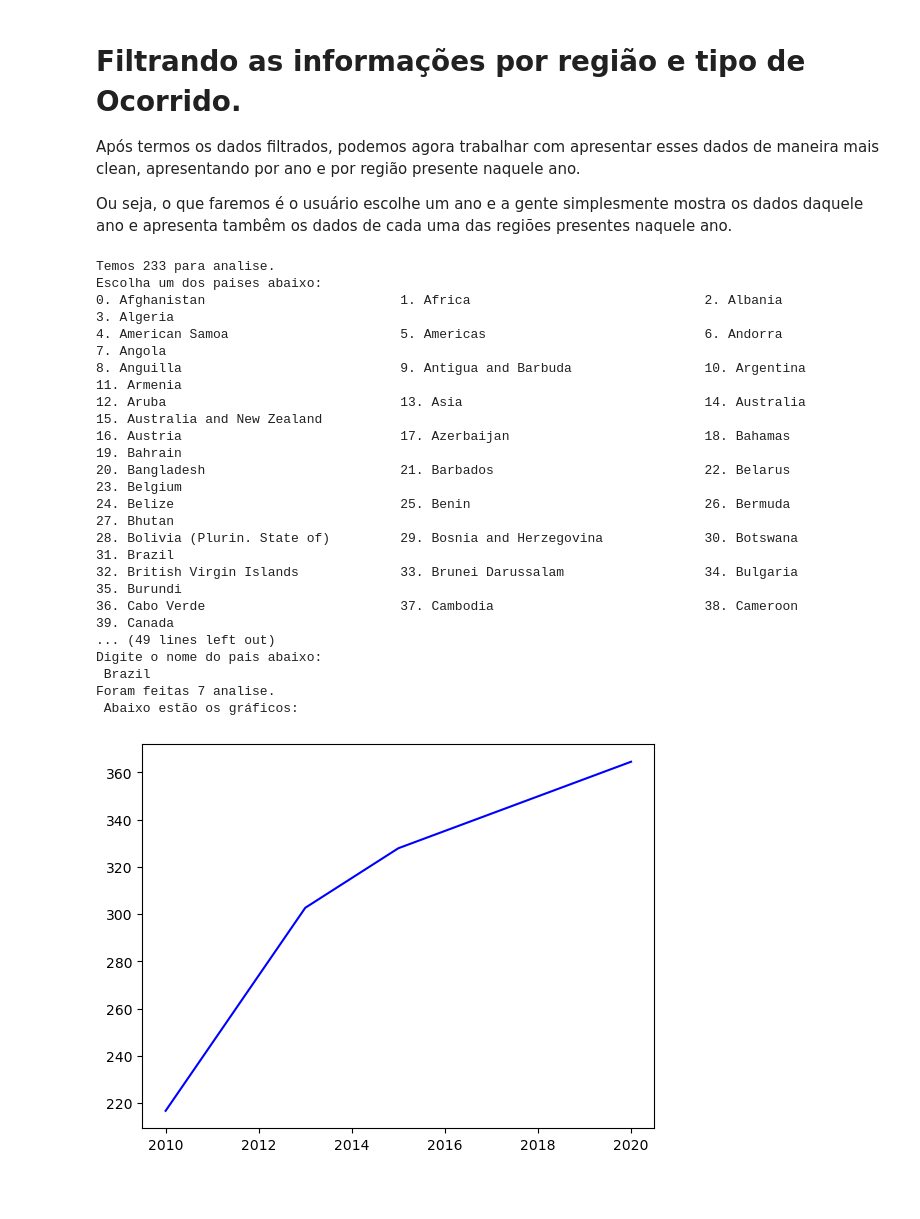
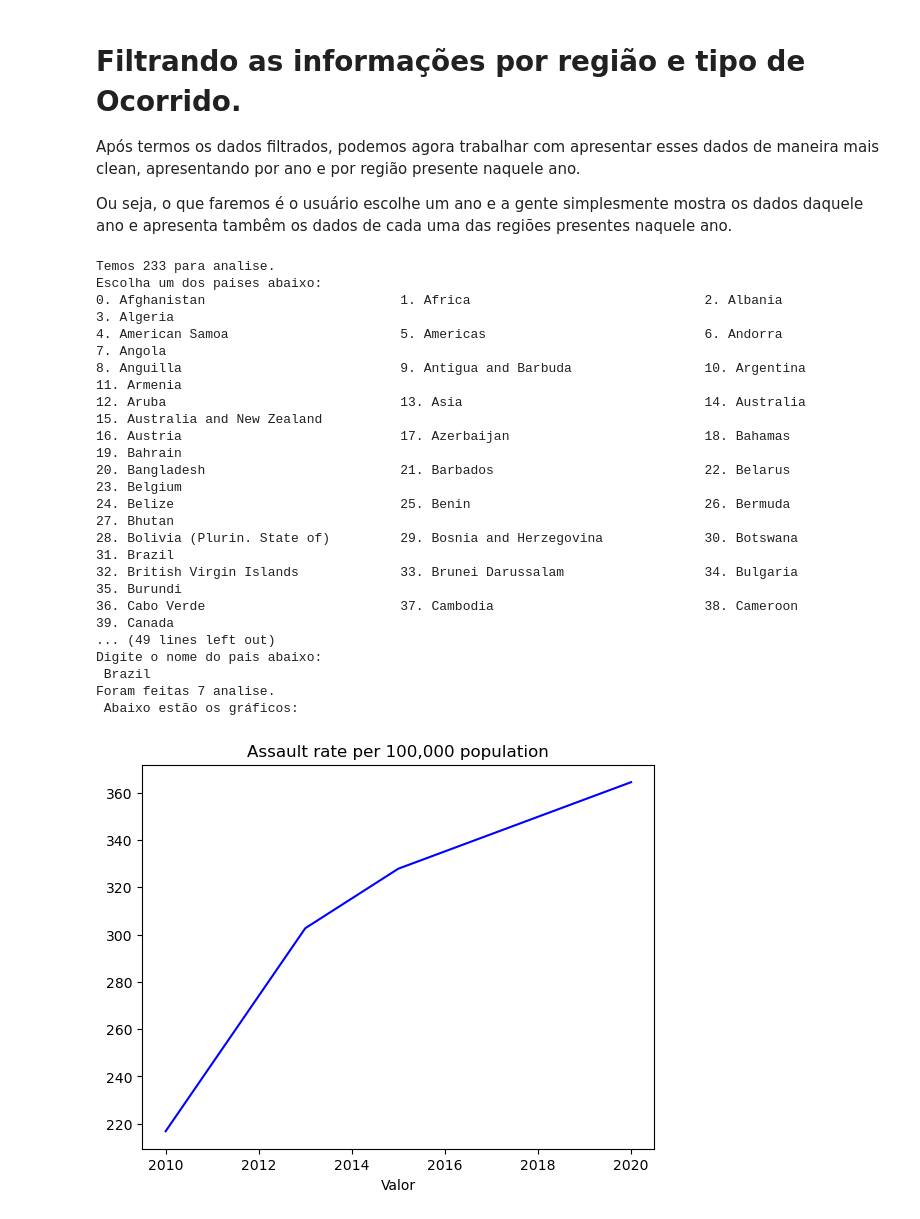
Before and after one commit to AndyLimaSantos/Projetos-Python, a Jupyter notebook: DataClear/Analise_de_Homícidios.ipynb, the cells around one changed output. Drawn from its saved outputs; the diff is of its cells as text; code cells hidden in the pictures; blank space fills up the shorter version.

```diff
--- a/DataClear/Analise_de_Homícidios.ipynb
+++ b/DataClear/Analise_de_Homícidios.ipynb
@@ -74,42 +74,42 @@ def Valor(dado, serie, Pais):
     #print(type(dadoPAnalise.loc[872,"Year"]))
     eixo_anos = sorted(list(map(int, dadoPAnalise["Year"])))
     eixo_valor = sorted(list(map(float, dadoPAnalise["Value"])))
-    #print(*eixo_anos, *eixo_valor)
+
+
     axes.plot(eixo_anos,eixo_valor, "b")
-    '''
     axes.set_xlabel("Anos")
     axes.set_xlabel("Valor")
     axes.set_title(serie)
-    '''
+
     #Essa linha é para salvar as imagens
     #plt.savefig(f"Grafico de {serie} do {Pais}.png")
     plt.show()
     return
 ###---------------------------------------------------------------------------------------------------------------------------###
 def main():
     dado = Paises(dataCerto) #Primeiro geramos todos os paises que temos a chance de analisar
     print("Digite o nome do pais abaixo: ")
     escolha_pais = input()
     ana = Analise(dado, escolha_pais) #geramos a biblioteca de analises possiveis
 
 if __name__ == '__main__':
     main()
 # %% [output]
 Temos 233 para analise.
 Escolha um dos paises abaixo:
 0. Afghanistan                         1. Africa                              2. Albania                             3. Algeria
 4. American Samoa                      5. Americas                            6. Andorra                             7. Angola
 8. Anguilla                            9. Antigua and Barbuda                 10. Argentina                          11. Armenia
 12. Aruba                              13. Asia                               14. Australia                          15. Australia and New Zealand
 16. Austria                            17. Azerbaijan                         18. Bahamas                            19. Bahrain
 20. Bangladesh                         21. Barbados                           22. Belarus                            23. Belgium
 24. Belize                             25. Benin                              26. Bermuda                            27. Bhutan
 28. Bolivia (Plurin. State of)         29. Bosnia and Herzegovina             30. Botswana                           31. Brazil
 32. British Virgin Islands             33. Brunei Darussalam                  34. Bulgaria                           35. Burundi
 36. Cabo Verde                         37. Cambodia                           38. Cameroon                           39. Canada
 ... (49 lines left out)
 Digite o nome do pais abaixo:
  Brazil
 Foram feitas 7 analise.
  Abaixo estão os gráficos:
-[figure, old version]
+[figure, new version]
```
Also changed, not shown: parts of 1 cell of this notebook, 1 other file.
